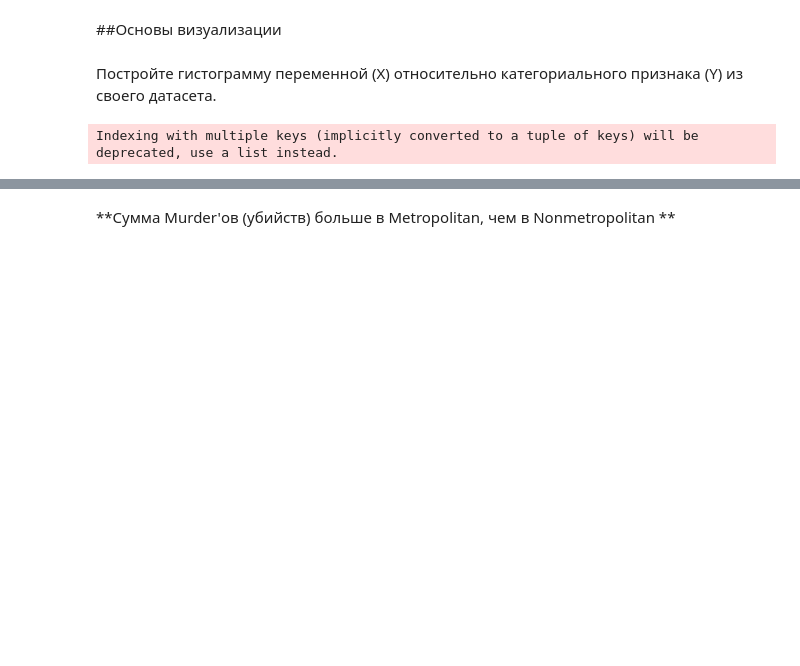
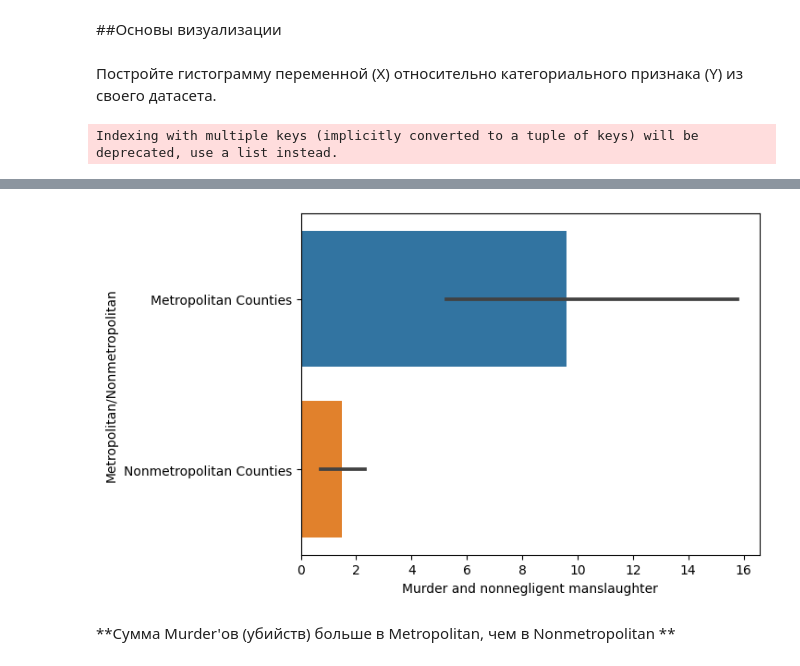
Before and after one commit to Dev-Atom42/MachineLearning-Calobaratory, a Jupyter notebook: Задание_2.ipynb, the cells around one changed output, grey strips where cells are left out. Drawn from its saved outputs; the diff is of its cells as text; code cells hidden in the pictures; blank space fills up the shorter version.

```diff
--- a/Задание_2.ipynb
+++ b/Задание_2.ipynb
@@ -157,5 +155,5 @@ import plotly.express as px
 # %%
 histogram = df.groupby(["County"])["Murder and nonnegligent manslaughter", "Metropolitan/Nonmetropolitan"].agg(pd.Series.sum)
-px.histogram(histogram, x='Murder and nonnegligent manslaughter', y='Metropolitan/Nonmetropolitan', barmode='group')
+sns.barplot(x='Murder and nonnegligent manslaughter', y='Metropolitan/Nonmetropolitan', data=histogram);
 # %% [output]
 Indexing with multiple keys (implicitly converted to a tuple of keys) will be deprecated, use a list instead.
@@ -163,3 +160,4 @@ Indexing with multiple keys (implicitly converted to a tuple of keys) will be de
+[figure, added]
 # %% [markdown]
 **Сумма Murder'ов (убийств) больше в Metropolitan, чем в Nonmetropolitan **
 # %% [markdown]
```
Also changed, not shown: parts of 8 cells of this notebook.
